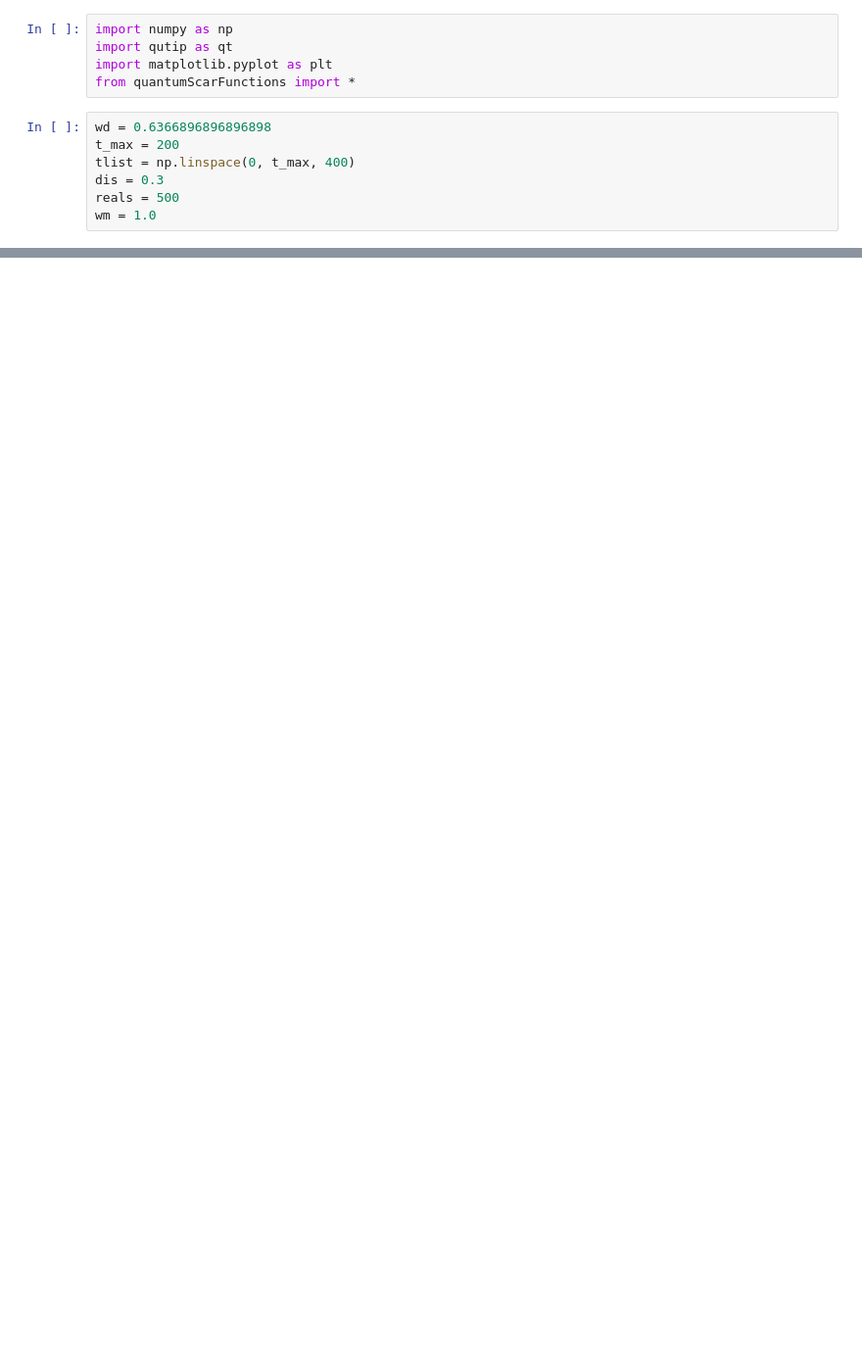
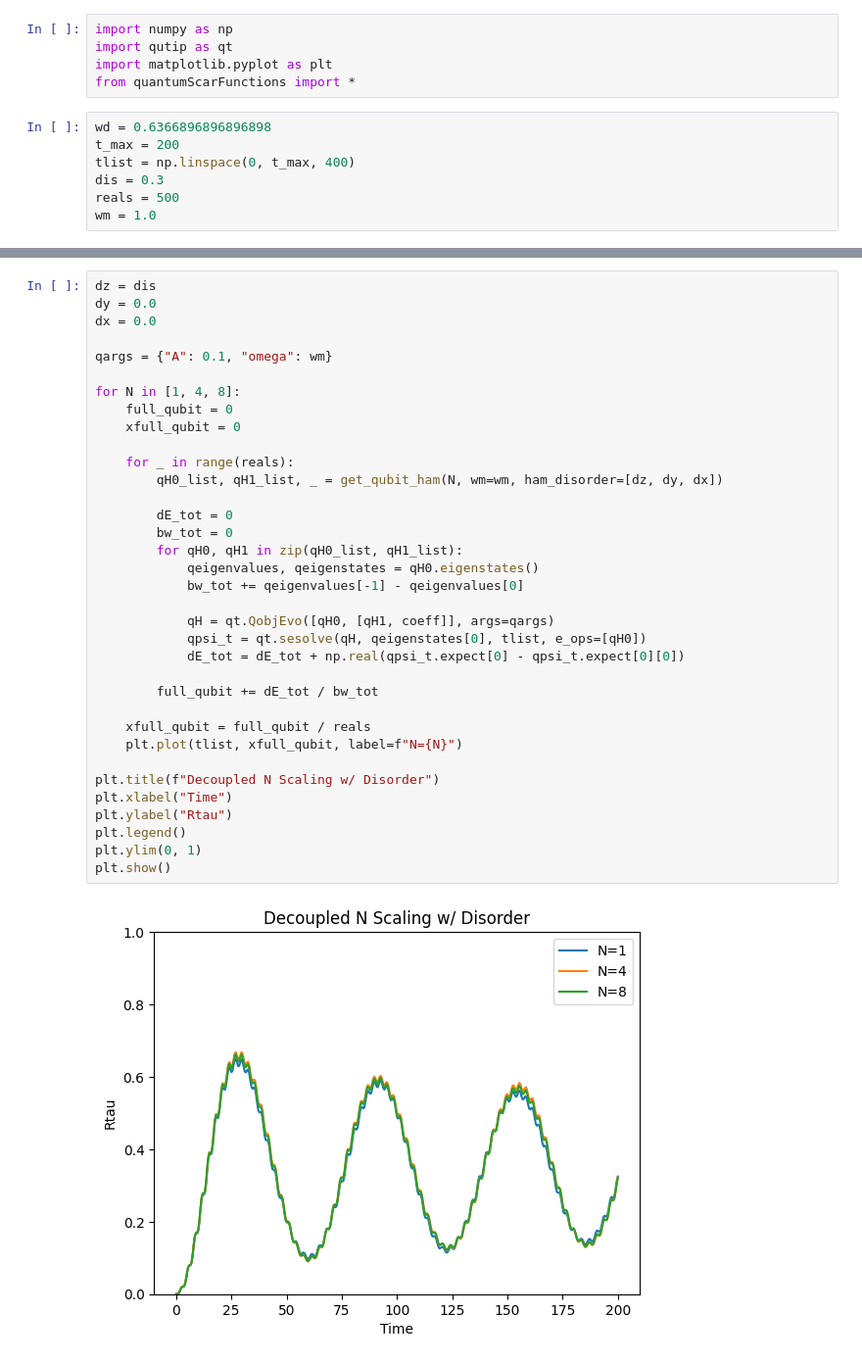
Before and after one commit to Idden/Quantum-Internship, a Jupyter notebook: important/recent/qubit_N_scaling.ipynb, the cells around one changed output, grey strips where cells are left out. Shown at 98% size. Cells and saved outputs as stored; diff of their text form; blank space fills up the shorter version.

```diff
--- a/important/recent/qubit_N_scaling.ipynb
+++ b/important/recent/qubit_N_scaling.ipynb
@@ -49,0 +87,37 @@ plt.show()
+# %%
+dz = dis
+dy = 0.0
+dx = 0.0
+
+qargs = {"A": 0.1, "omega": wm}
+
+for N in [1, 4, 8]:
+    full_qubit = 0
+    xfull_qubit = 0
+
+    for _ in range(reals):
+        qH0_list, qH1_list, _ = get_qubit_ham(N, wm=wm, ham_disorder=[dz, dy, dx])
+
+        dE_tot = 0
+        bw_tot = 0
+        for qH0, qH1 in zip(qH0_list, qH1_list):
+            qeigenvalues, qeigenstates = qH0.eigenstates()
+            bw_tot += qeigenvalues[-1] - qeigenvalues[0]
+
+            qH = qt.QobjEvo([qH0, [qH1, coeff]], args=qargs)
+            qpsi_t = qt.sesolve(qH, qeigenstates[0], tlist, e_ops=[qH0])
+            dE_tot = dE_tot + np.real(qpsi_t.expect[0] - qpsi_t.expect[0][0])
+
+        full_qubit += dE_tot / bw_tot
+
+    xfull_qubit = full_qubit / reals
+    plt.plot(tlist, xfull_qubit, label=f"N={N}")
+
+plt.title(f"Decoupled N Scaling w/ Disorder")
+plt.xlabel("Time")
+plt.ylabel("Rtau")
+plt.legend()
+plt.ylim(0, 1)
+plt.show()
+# %% [output]
+[figure, added]
```
Also changed, not shown: parts of 2 cells of this notebook, 4 other files.
